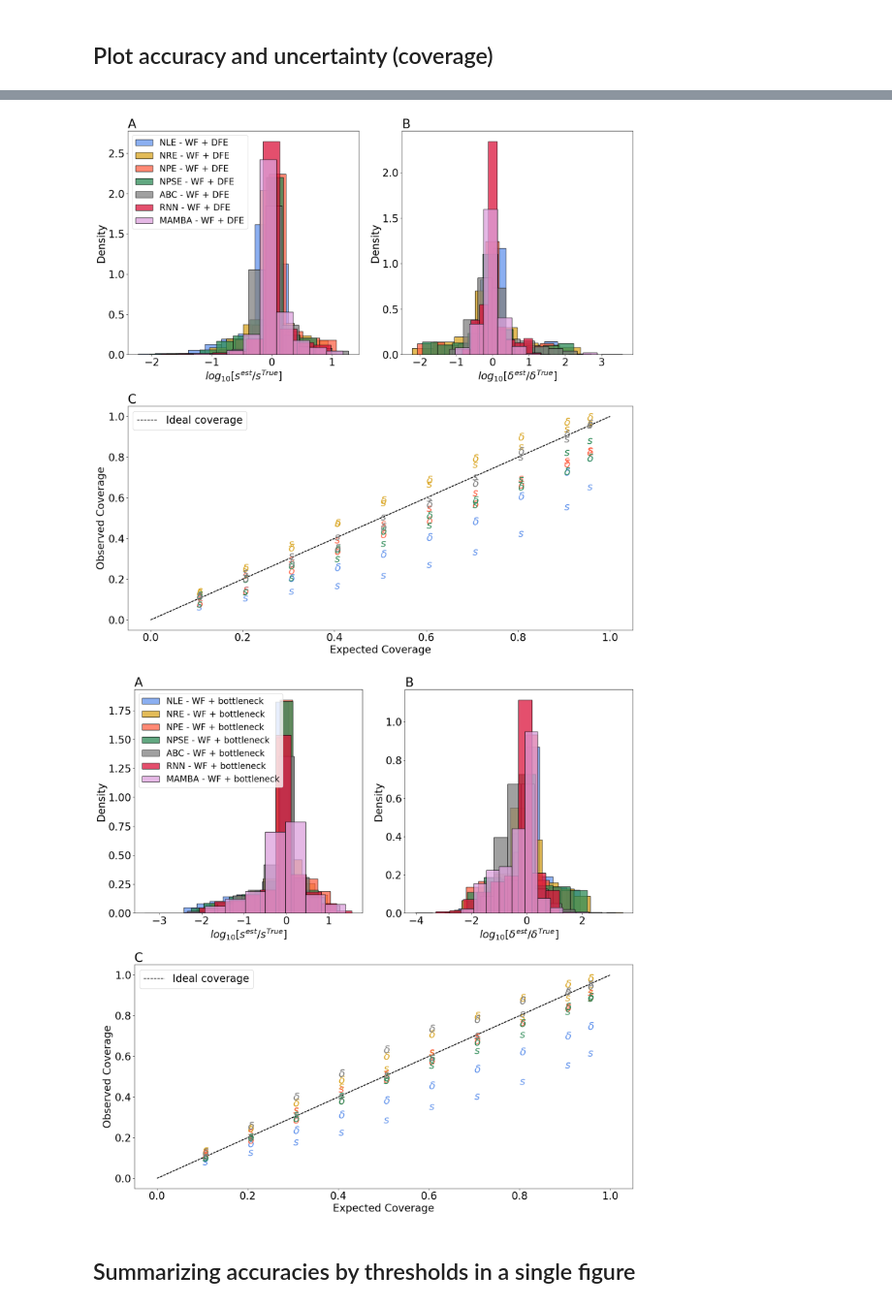
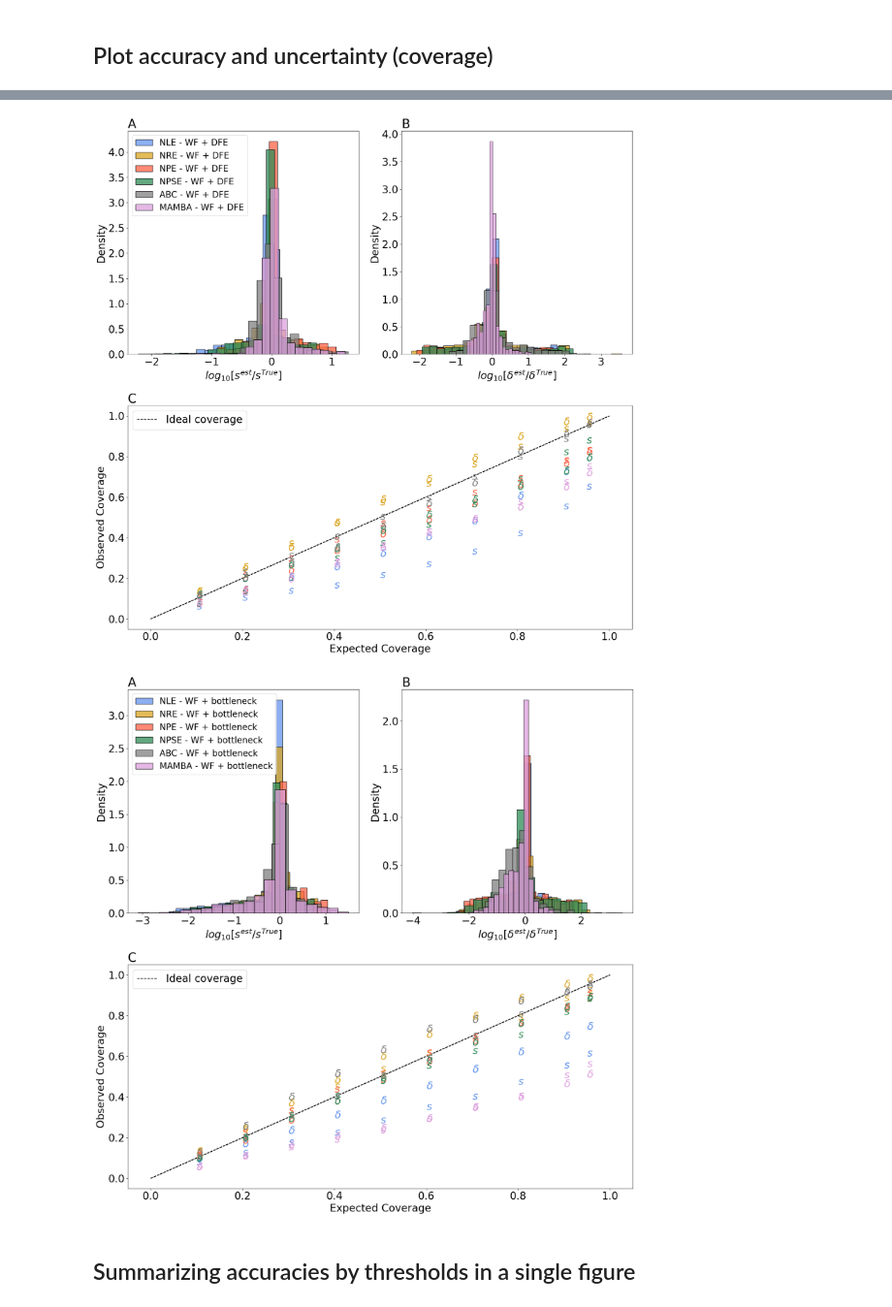
Before and after one commit to nadavbennun1/wf_ext, a Jupyter notebook: test_results.ipynb, the cells around one changed output, grey strips where cells are left out. Shown at 97% size. Saved outputs shown, nothing was run; the diff lists cells and outputs as text; code cells hidden in the pictures.

```diff
--- a/test_results.ipynb
+++ b/test_results.ipynb
@@ -35,7 +35,7 @@ def accuracy(samples, thetas, abc=False, non_sbi=False):
 
 def plot_accuracy(ax, accs, color, label):
     for i in range(len(ax)):
-        histplot(accs[:,i],ax=ax[i], stat='density', color=color, bins=10, label=label)
+        histplot(accs[:,i],ax=ax[i], stat='density', color=color, bins=20, label=label)
         # kdeplot(accs[:,i],ax=ax[i],fill=True, color=color, label=label)
     return
 
@@ -78,14 +78,14 @@ def plot_results(model, architecture, color, fig, ax, cov_leg=False, abc=False,
     if non_sbi:
         samples = torch.load(f'test_sims/predictions_{model}_{architecture}.pt').cpu()
         accs = accuracy(samples, thetas, abc, non_sbi)
-        plot_accuracy(axx, accs, color=color, label=f'{architecture.upper()} - {model.replace("_", " + ")}')
+        plot_accuracy(axx, accs, color=color, label=f'{architecture[0].upper().split()[0]} - {model.replace("_", " + ")}')
         ax['A'].legend(loc='upper left', fontsize=20)
         return
 
     else:
-        samples = torch.load(f'test_sims/samples_{model}_{architecture}.pt')
+        samples = torch.load(f'test_sims/samples_{model}_{architecture}.pt').cpu()
         accs = accuracy(samples, thetas, abc, non_sbi)
-        plot_accuracy(axx, accs, color=color, label=f'{architecture.upper()} - {model.replace("_", " + ")}')
+        plot_accuracy(axx, accs, color=color, label=f'{architecture.upper().split("_")[0]} - {model.replace("_", " + ")}')
         ax['A'].legend(loc='upper left', fontsize=20)
 
     conf_levels=[0.1*i for i in range(1,10)] +[0.95]
@@ -109,8 +109,8 @@ for model in models:
     neural_archs = ['nle', 'nre', 'npe', 'npse']
     colors = ['cornflowerblue', 'goldenrod', 'tomato', 'seagreen', 'grey', 'crimson', 'plum']
     for i in range(len(neural_archs)):
-        plot_results(model, neural_archs[i], colors[i], fig, ax, cov_leg=False)
-    plot_results(model, 'abc', 'grey', fig, ax, True, True)
-    plot_results(model, 'rnn', 'crimson', fig, ax, False, False, True)
-    plot_results(model, 'mamba', 'plum', fig, ax, False, False, True)
+        plot_results(model, neural_archs[i], colors[i], fig, ax, cov_leg=True if i==0 else False)
+    plot_results(model, 'abc', 'grey', fig, ax, False, True)
+    # plot_results(model, 'rnn', 'crimson', fig, ax, False, False, True)
+    plot_results(model, 'mamba_de_full', 'plum', fig, ax, False, False, False)
 # %% [output]
@@ -118,5 +118,5 @@ for model in models:
-[figure, old version]
+[figure, new version]
-[figure, old version]
+[figure, new version]
 # %% [markdown]
 ## Summarizing accuracies by thresholds in a single figure
 # %%
```
Also changed, not shown: parts of 5 cells of this notebook, 15 other files.
